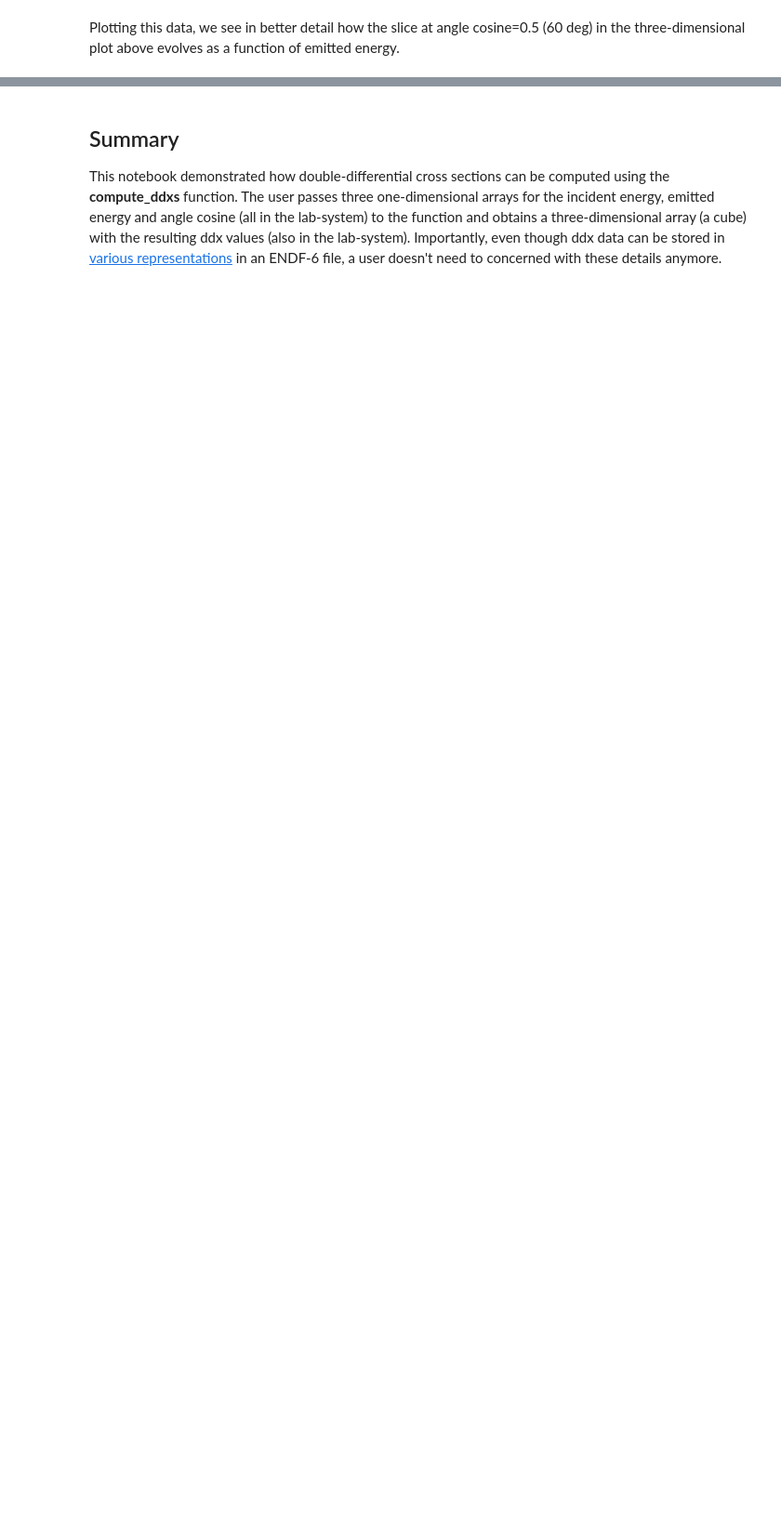
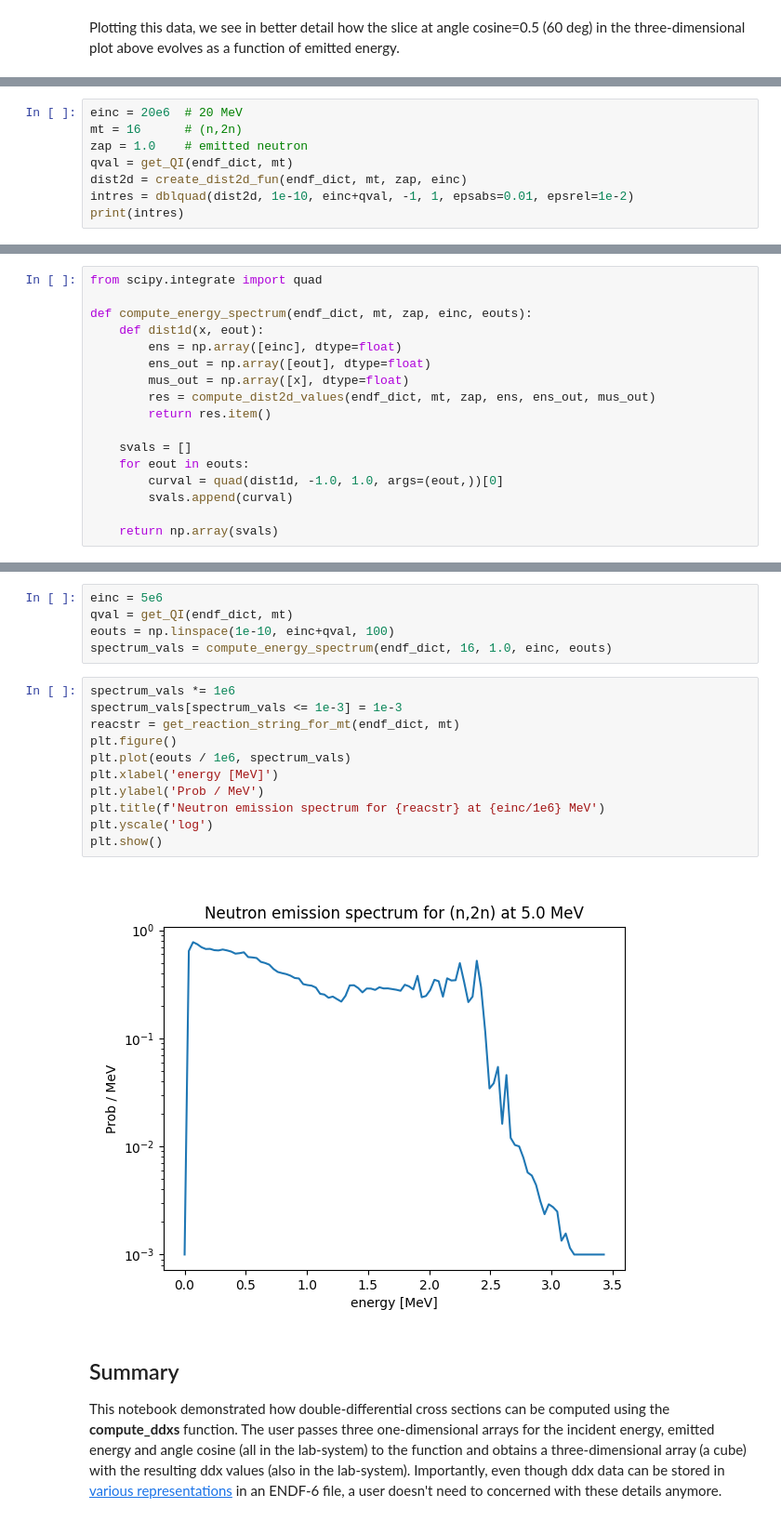
Before and after one commit to IAEA-NDS/endf-userpy, a Jupyter notebook: examples/ddxs_plotting.ipynb, the cells around one changed output, grey strips where cells are left out. Shown at 93% size. Cells and saved outputs as stored; diff of their text form; blank space fills up the shorter version.

```diff
--- a/examples/ddxs_plotting.ipynb
+++ b/examples/ddxs_plotting.ipynb
@@ -173,0 +215,8 @@ plt.show()
+# %%
+einc = 20e6  # 20 MeV
+mt = 16      # (n,2n)
+zap = 1.0    # emitted neutron
+qval = get_QI(endf_dict, mt)
+dist2d = create_dist2d_fun(endf_dict, mt, zap, einc)
+intres = dblquad(dist2d, 1e-10, einc+qval, -1, 1, epsabs=0.01, epsrel=1e-2)
+print(intres)
@@ -173,0 +234,17 @@ plt.show()
+# %%
+from scipy.integrate import quad
+
+def compute_energy_spectrum(endf_dict, mt, zap, einc, eouts):
+    def dist1d(x, eout):
+        ens = np.array([einc], dtype=float)
+        ens_out = np.array([eout], dtype=float)
+        mus_out = np.array([x], dtype=float)
+        res = compute_dist2d_values(endf_dict, mt, zap, ens, ens_out, mus_out)
+        return res.item()
+
+    svals = []
+    for eout in eouts:
+        curval = quad(dist1d, -1.0, 1.0, args=(eout,))[0]
+        svals.append(curval)
+
+    return np.array(svals)
@@ -174,3 +253,21 @@ plt.show()
+# %%
+einc = 5e6
+qval = get_QI(endf_dict, mt)
+eouts = np.linspace(1e-10, einc+qval, 100)
+spectrum_vals = compute_energy_spectrum(endf_dict, 16, 1.0, einc, eouts)
+# %%
+spectrum_vals *= 1e6
+spectrum_vals[spectrum_vals <= 1e-3] = 1e-3
+reacstr = get_reaction_string_for_mt(endf_dict, mt)
+plt.figure()
+plt.plot(eouts / 1e6, spectrum_vals)
+plt.xlabel('energy [MeV]')
+plt.ylabel('Prob / MeV')
+plt.title(f'Neutron emission spectrum for {reacstr} at {einc/1e6} MeV')
+plt.yscale('log')
+plt.show()
+# %% [output]
+[figure, added]
 # %% [markdown]
 ## Summary
 
```
Also changed, not shown: parts of 16 cells of this notebook, 1 other file.
